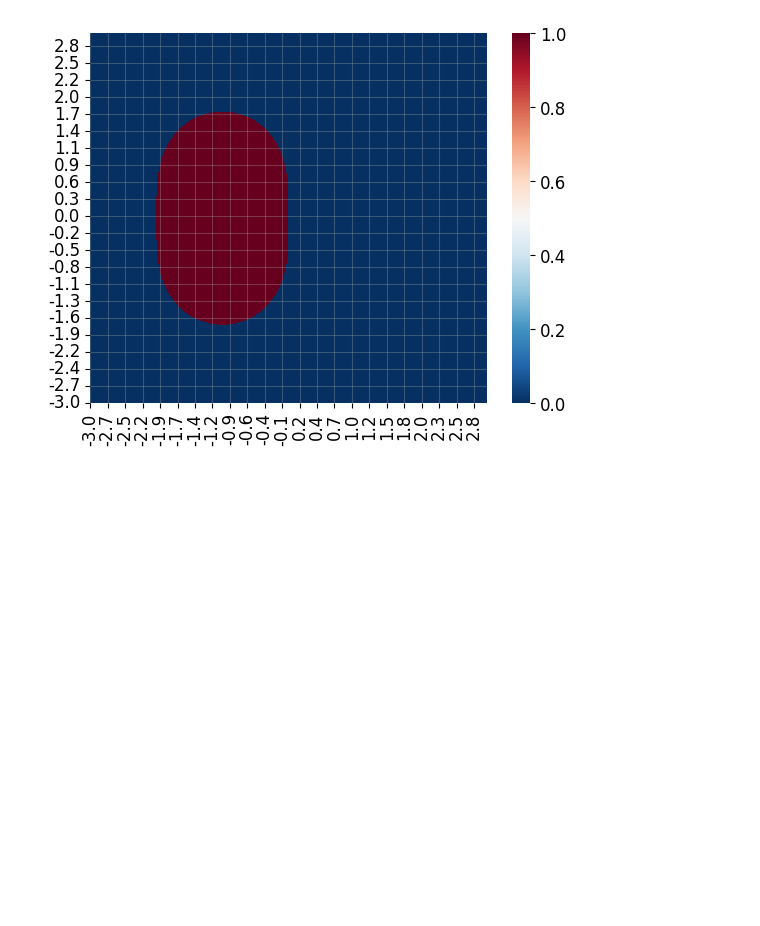
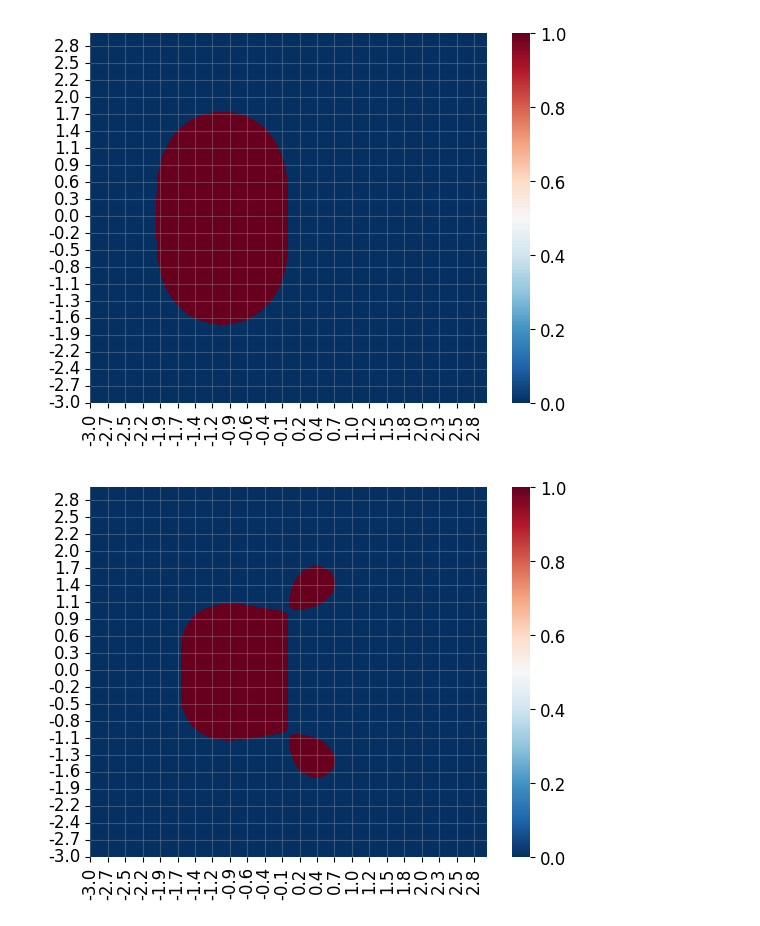
Before and after one commit to RaphaelLeivas/eletrocomp-2026-1, a Jupyter notebook: notebooks/lista4/5-2.ipynb, the cells around one changed output. Saved outputs shown, nothing was run; the diff lists cells and outputs as text; code cells hidden in the pictures; blank space fills up the shorter version.

```diff
--- a/notebooks/lista4/5-2.ipynb
+++ b/notebooks/lista4/5-2.ipynb
@@ -34,3 +34,27 @@ ax.invert_yaxis()
 ax.grid(alpha=0.3)
 # %% [output]
 [figure]
+# %%
+result = np.zeros((nx,ny))
+
+for i in range(nx):
+    for j in range(ny):
+        lambda_complex = lambda_re[i] + (lambda_im[j]) * 1j
+        q = 1 + dt * lambda_complex + ((dt * lambda_complex) ** 2) / 2 + ((dt * lambda_complex) ** 3) / 3 + ((dt * lambda_complex) ** 4) / 4
+        if np.abs(q) <= 1:
+            result[i,j] = 1
+        else:
+            result[i,j] = 0
+
+ax = sns.heatmap(result.T, annot=False, cmap='RdBu_r')
+ticks_x = ax.get_xticks()
+labels_x = [f'{lambda_re[int(label.get_text())]:.1f}' for label in ax.get_xticklabels()]
+ax.set_xticklabels(labels_x)
+
+ticks_y = ax.get_yticks()
+labels_y = [f'{lambda_im[int(label.get_text())]:.1f}' for label in ax.get_yticklabels()]
+ax.set_yticklabels(labels_y)
+ax.invert_yaxis()
+ax.grid(alpha=0.3)
+# %% [output]
+[figure, added]
```
Also changed, not shown: 5 other files.
